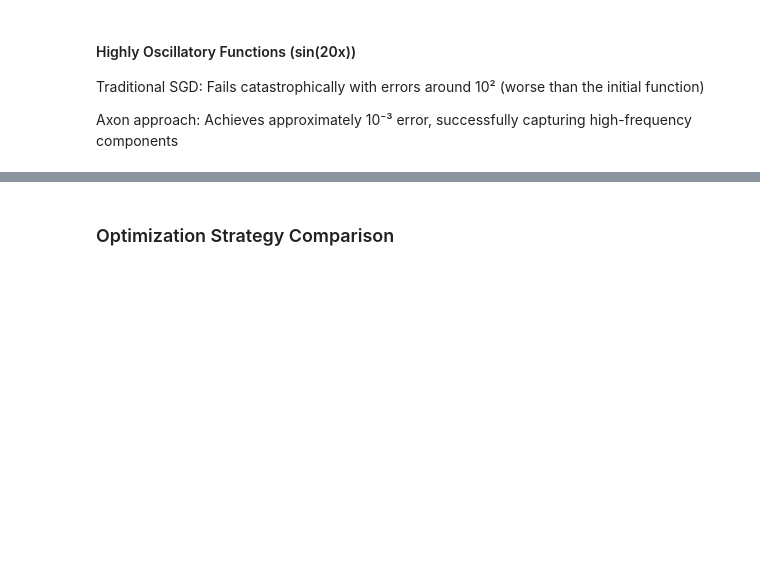
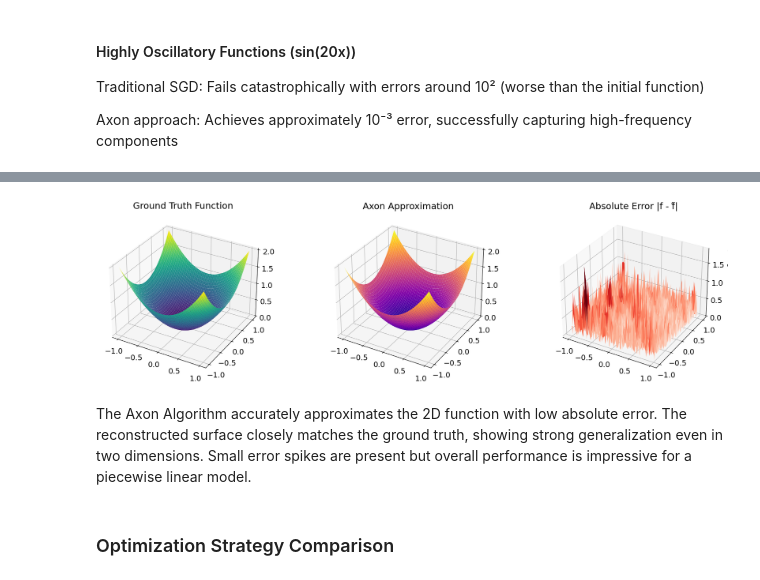
Before and after one commit to lethanhdat04/NeuralNetworkApproximation, a Jupyter notebook: experiments/optimal-approximation-of-univariate-convex-fn/notebook.ipynb, the cells around one changed output, grey strips where cells are left out. Cells and saved outputs as stored; diff of their text form; code cells hidden in the pictures; blank space fills up the shorter version.

```diff
--- a/experiments/optimal-approximation-of-univariate-convex-fn/notebook.ipynb
+++ b/experiments/optimal-approximation-of-univariate-convex-fn/notebook.ipynb
@@ -1141,3 +1013,46 @@ plt.show()
+# %%
+def f(xs):
+    return (xs[:,0]**2+xs[:,1]**2).astype(np.float64)
+# %%
+x = np.linspace(-1, 1, 100)
+xx, yy = np.meshgrid(x, x)
+xs = np.hstack([xx.flatten()[:, np.newaxis], yy.flatten()[:, np.newaxis]])
+ys = f(xs)
+
+# Assuming axon_algorithm is defined elsewhere
+bs_2d, bs_coefs, r, coefs, norms, errs_2d = axon_algorithm(xs, ys, 100, new_obj=False)
+
+# Calculate approximation
+approx_axon_2d = bs_2d @ (bs_2d.T @ ys)
+
+Z_true = ys.reshape(100, 100)
+Z_approx = approx_axon_2d.reshape(100, 100)
+Z_error = np.abs(Z_true - Z_approx)
+
+# 6. Plot
+fig = plt.figure(figsize=(18, 5))
+
+# Ground truth
+ax1 = fig.add_subplot(1, 3, 1, projection='3d')
+ax1.plot_surface(xx, yy, Z_true, cmap='viridis')
+ax1.set_title("Ground Truth Function")
+
+# Axon approximation
+ax2 = fig.add_subplot(1, 3, 2, projection='3d')
+ax2.plot_surface(xx, yy, Z_approx, cmap='plasma')
+ax2.set_title("Axon Approximation")
+
+# Error surface
+ax3 = fig.add_subplot(1, 3, 3, projection='3d')
+ax3.plot_surface(xx, yy, Z_error, cmap='Reds')
+ax3.set_title("Absolute Error |f - f̂|")
+
+plt.tight_layout()
+plt.show()
+# %% [output]
+[figure, added]
+# %% [markdown]
+The Axon Algorithm accurately approximates the 2D function with low absolute error. The reconstructed surface closely matches the ground truth, showing strong generalization even in two dimensions. Small error spikes are present but overall performance is impressive for a piecewise linear model.
 # %% [markdown]
 ### Optimization Strategy Comparison
 # %% [markdown]
```
Also changed, not shown: parts of 11 cells of this notebook, 2 other files.
